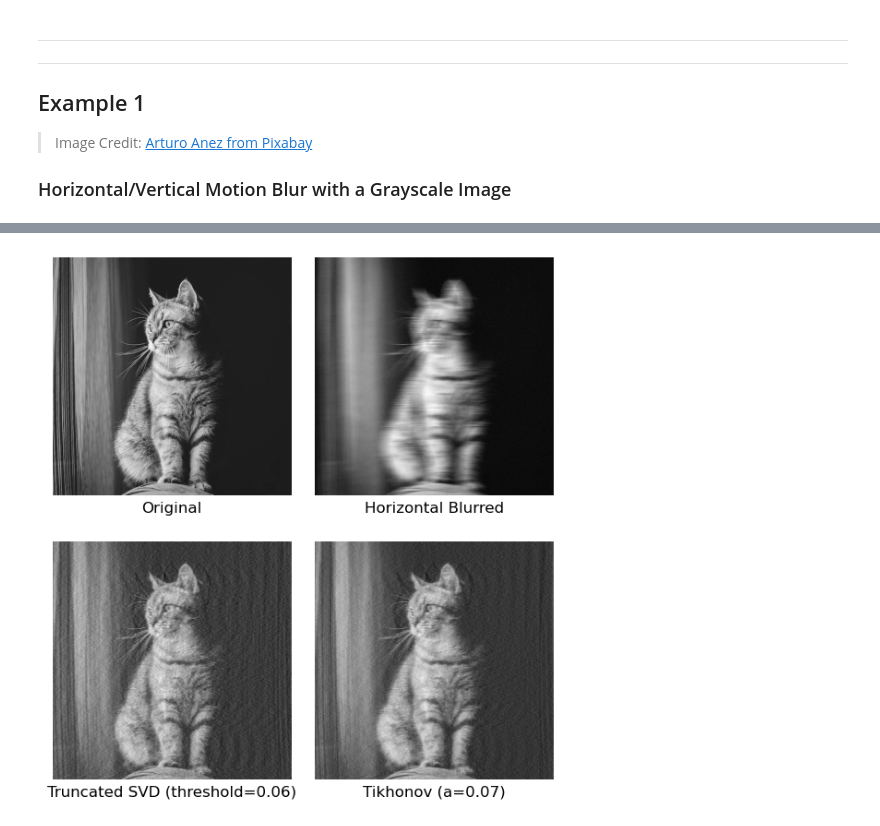
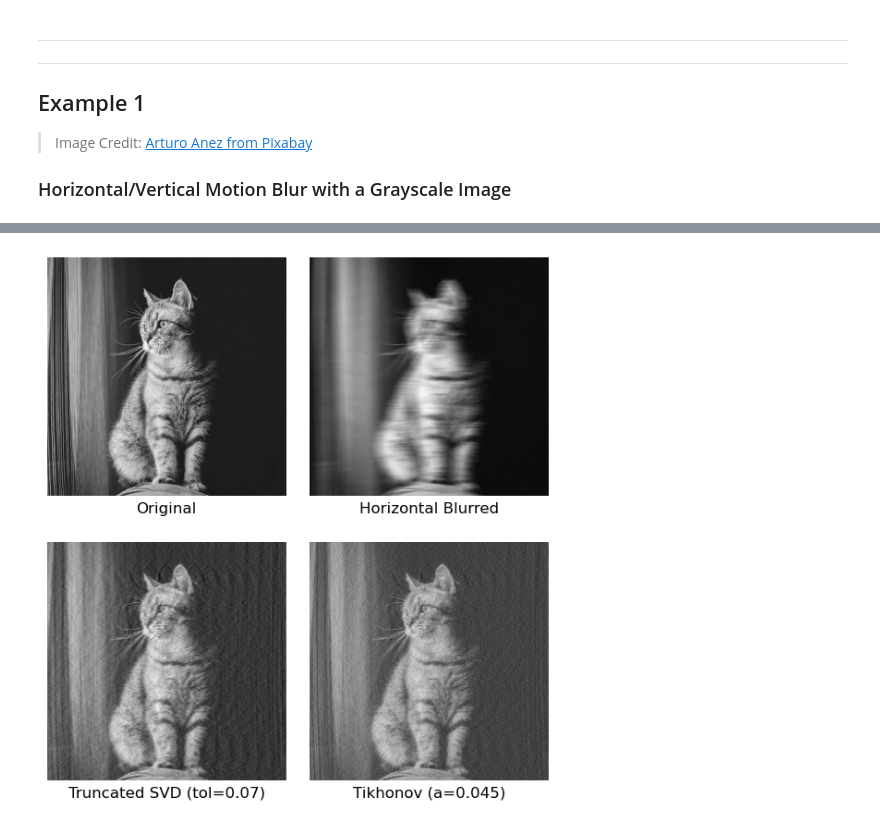
Before and after one commit to lunakim-ubc/ImageDeblurring, a Jupyter notebook: motion_deblur_linear.ipynb, the cells around one changed output, grey strips where cells are left out. Drawn from its saved outputs; the diff is of its cells as text; code cells hidden in the pictures.

```diff
--- a/motion_deblur_linear.ipynb
+++ b/motion_deblur_linear.ipynb
@@ -48,10 +48,14 @@ def build_vertical_motion_psf(length, img_shape):
 ### Compute a blurred image from the original image
 > Hansen et al.(2006), Chapter 4.2.2 - Computations with BCCB Matrices (p.44)
 # %%
-def compute_blurred_img(psf, orig_img):
+def compute_blurred_img(psf, orig_img, noise_amount=0.01):
+    """Return the blurred image array by given psf."""
+
     eigen_of_A = np.fft.fft2(psf)
     blurred = np.real(np.fft.ifft2(eigen_of_A * np.fft.fft2(orig_img)))
-    return blurred + (0.01 * np.random.randn(*orig_img.shape))
+    noise = noise_amount * np.random.randn(*orig_img.shape)
+
+    return blurred + noise
 # %% [markdown]
 ### Compute a naive solution from the blurred image
 > Hansen et al.(2006), Chapter 4.2.2 - Computations with BCCB Matrices (p.44)
@@ -168,5 +179,10 @@ plot_diff3(ex1_gray_arr, 'Original', ex1_h_blurred, 'Horizontal Blurred', ex1_v_
 # %%
 min_max = get_alpha_min_max(ex1_h_psf)
-plot_l_curve(compute_tsvd, ex1_h_psf, ex1_h_blurred, min_max[0]+0.03, min_max[1]-0.6, 'TSVD Horizontal')
-plot_l_curve(compute_tikhonov, ex1_h_psf, ex1_h_blurred, min_max[0]+0.01, min_max[1]-0.8, 'Tikhonov Horizontal')
+ex1_h_tsvd_tol = 0.07
+ex1_h_tikhonov_alpha = 0.045
+
+plot_l_curve(compute_tsvd, ex1_h_psf, ex1_h_blurred,
+             min_max[0]+0.01, min_max[1]-0.1, 'TSVD Horizontal', ex1_h_tsvd_tol)
+plot_l_curve(compute_tikhonov, ex1_h_psf, ex1_h_blurred,
+             min_max[0]+0.01, min_max[1]-0.6, 'Tikhonov Horizontal', ex1_h_tikhonov_alpha)
 # %% [output]
@@ -175,13 +191,11 @@ plot_l_curve(compute_tikhonov, ex1_h_psf, ex1_h_blurred, min_max[0]+0.01, min_ma
 # %%
-ex1_h_naive = compute_naive_solution(ex1_h_psf, ex1_h_blurred)
-ex1_h_tsvd = compute_tsvd(ex1_h_psf, ex1_h_blurred, 0.06)
-ex1_h_tikhonov = compute_tikhonov(ex1_h_psf, ex1_h_blurred, 0.07)
+ex1_h_tsvd = compute_tsvd(ex1_h_psf, ex1_h_blurred, ex1_h_tsvd_tol)
+ex1_h_tikhonov = compute_tikhonov(ex1_h_psf, ex1_h_blurred, ex1_h_tikhonov_alpha)
 
-plot_diff4(ex1_gray_arr, 'Original',
-           ex1_h_blurred, 'Horizontal Blurred',
-           ex1_h_tsvd, 'Truncated SVD (threshold=0.06)',
-           ex1_h_tikhonov, 'Tikhonov (a=0.07)')
+plot_comparison([ex1_gray_arr, ex1_h_blurred, ex1_h_tsvd, ex1_h_tikhonov],
+          ['Original', 'Horizontal Blurred', f'Truncated SVD (tol={ex1_h_tsvd_tol})', f'Tikhonov (a={ex1_h_tikhonov_alpha})'],
+          2, 2, figsize=(7, 8), cmap='gray')
 # %% [output]
-[figure, old version]
+[figure, new version]
 # %%
 min_max = get_alpha_min_max(ex1_v_psf)
```
Also changed, not shown: parts of 11 cells of this notebook.
